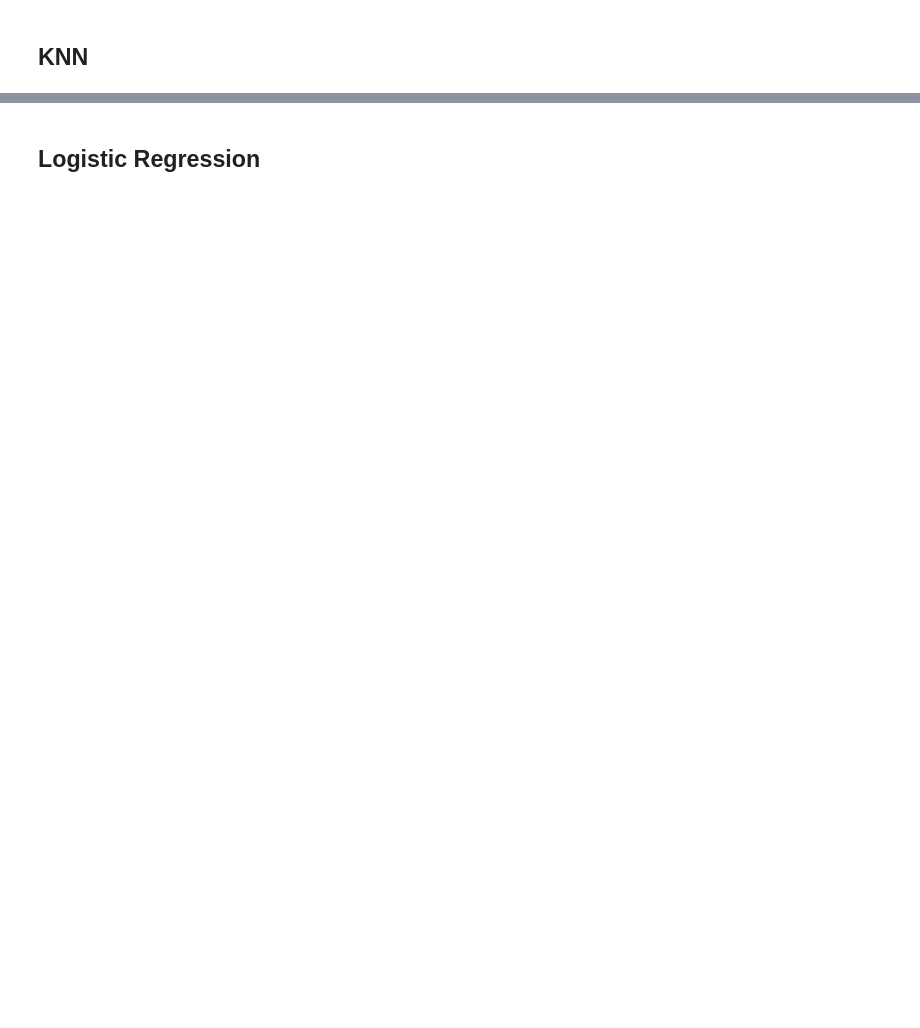
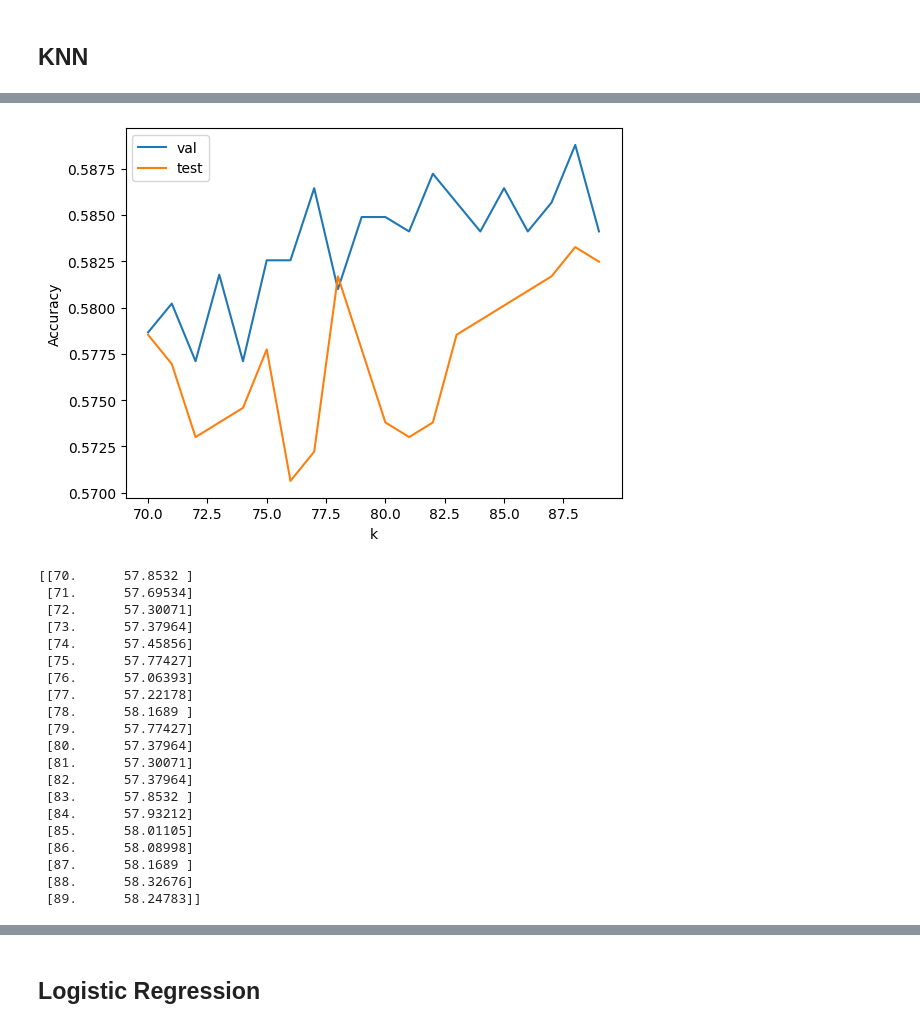
Before and after one commit to TanatPi/ESWD-Term-Project, a Jupyter notebook: true-false-news-classification-eswd-term-project.ipynb, the cells around one changed output, grey strips where cells are left out. Saved outputs shown, nothing was run; the diff lists cells and outputs as text; code cells hidden in the pictures; blank space fills up the shorter version.

```diff
--- a/true-false-news-classification-eswd-term-project.ipynb
+++ b/true-false-news-classification-eswd-term-project.ipynb
@@ -742,2 +790,34 @@ if BuildKNN:
+# %%
+if BuildKNN:
+    plt.plot(k_range, scores, label = 'val')
+    #plt.plot(k_range, score_cv, label = 'cv 5 fold')
+    plt.plot(k_range, scores2, label = 'test')
+    plt.legend()
+    plt.xlabel('k')
+    plt.ylabel('Accuracy')
+    plt.show()
+    print(np.transpose(np.array([k_range,np.around(scores2,7)*100])))
+# %% [output]
+[figure, added]
+[[70.      57.8532 ]
+ [71.      57.69534]
+ [72.      57.30071]
+ [73.      57.37964]
+ [74.      57.45856]
+ [75.      57.77427]
+ [76.      57.06393]
+ [77.      57.22178]
+ [78.      58.1689 ]
+ [79.      57.77427]
+ [80.      57.37964]
+ [81.      57.30071]
+ [82.      57.37964]
+ [83.      57.8532 ]
+ [84.      57.93212]
+ [85.      58.01105]
+ [86.      58.08998]
+ [87.      58.1689 ]
+ [88.      58.32676]
+ [89.      58.24783]]
 # %%
 from sklearn.metrics import confusion_matrix, ConfusionMatrixDisplay
```
Also changed, not shown: parts of 35 cells of this notebook.
